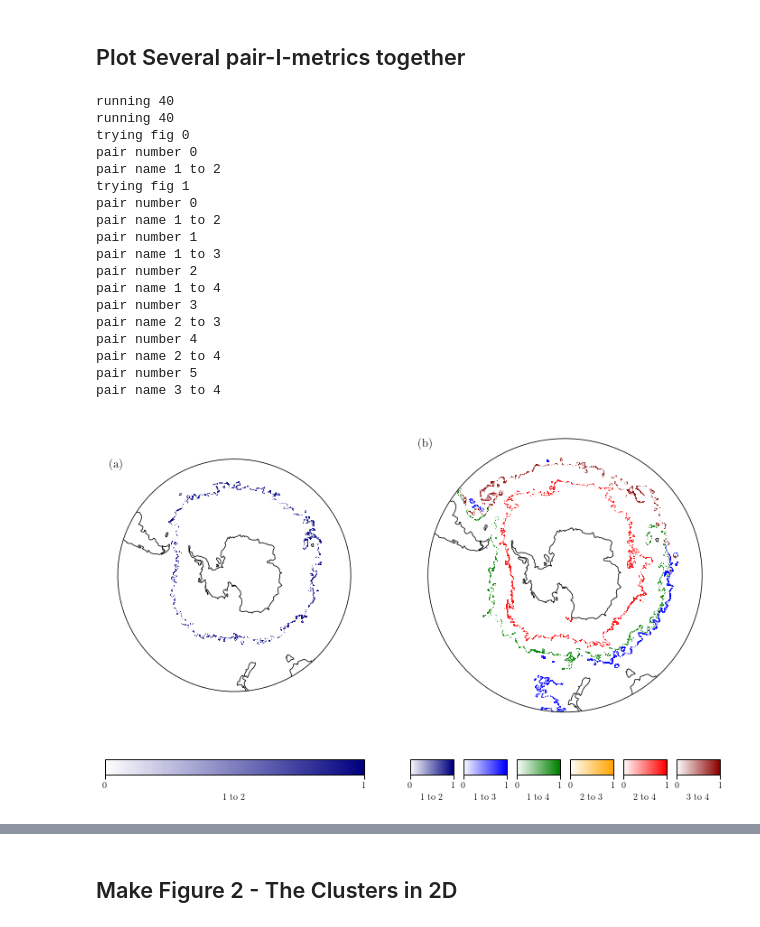
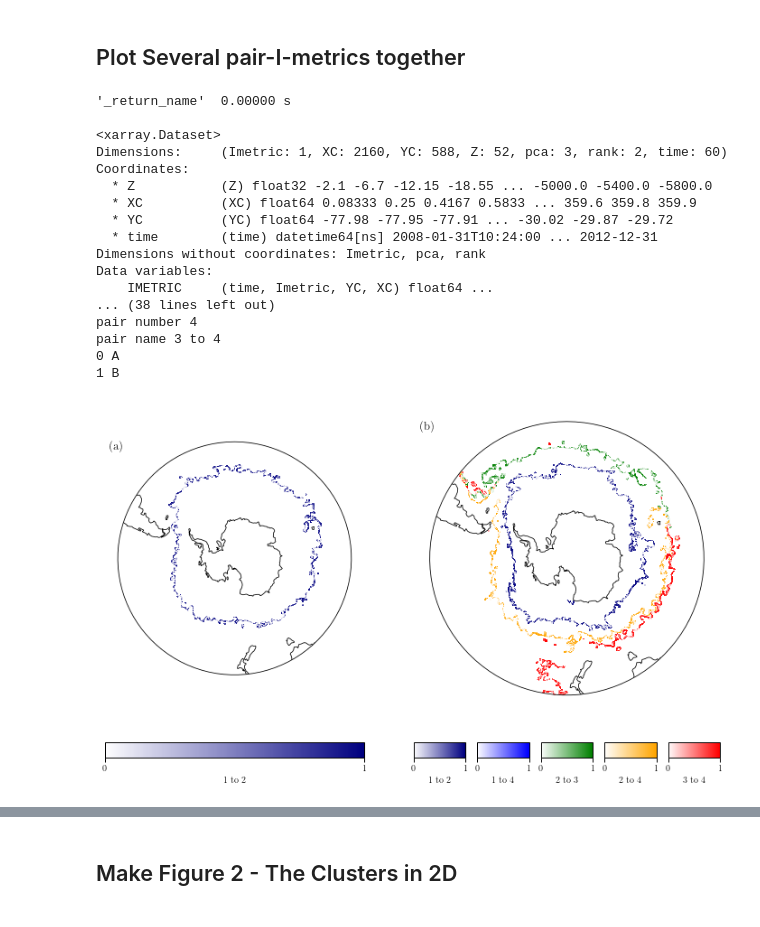
Before and after one commit to sdat2/pyxpcm, a Jupyter notebook: Gen-Plot-Func.ipynb, the cells around one changed output, grey strips where cells are left out. Saved outputs shown, nothing was run; the diff lists cells and outputs as text; code cells hidden in the pictures.

Commit message:
updated figure 5

```diff
--- a/Gen-Plot-Func.ipynb
+++ b/Gen-Plot-Func.ipynb
@@ -652,30 +674,29 @@ def plot_on_one_mult(da_list):
 
     label_subplots(primary_axes_list)
 # %%
-plot_on_one_mult([run_through_plot(K=2).isel(time=0, variable=0),
-                  run_through_plot(K=4).isel(time=0, variable=0)])
+plot_on_one_mult([run_through_plot(K=2).isel(time=0),
+                  run_through_plot(K=4).isel(time=0)])
 plt.tight_layout()
 plt.savefig(
     "../FBSO-Report/images/fig5-new.png", dpi=900, bbox_inches="tight"
 )
 # %% [output]
-running 40
-running 40
-trying fig 0
-pair number 0
-pair name 1 to 2
-trying fig 1
-pair number 0
-pair name 1 to 2
-pair number 1
-pair name 1 to 3
-pair number 2
-pair name 1 to 4
-pair number 3
-pair name 2 to 3
+'_return_name'  0.00000 s
+
+<xarray.Dataset>
+Dimensions:     (Imetric: 1, XC: 2160, YC: 588, Z: 52, pca: 3, rank: 2, time: 60)
+Coordinates:
+  * Z           (Z) float32 -2.1 -6.7 -12.15 -18.55 ... -5000.0 -5400.0 -5800.0
+  * XC          (XC) float64 0.08333 0.25 0.4167 0.5833 ... 359.6 359.8 359.9
+  * YC          (YC) float64 -77.98 -77.95 -77.91 ... -30.02 -29.87 -29.72
+  * time        (time) datetime64[ns] 2008-01-31T10:24:00 ... 2012-12-31
+Dimensions without coordinates: Imetric, pca, rank
+Data variables:
+    IMETRIC     (time, Imetric, YC, XC) float64 ...
+... (38 lines left out)
 pair number 4
-pair name 2 to 4
-pair number 5
 pair name 3 to 4
+0 A
+1 B
-[figure, old version]
+[figure, new version]
 # %%
```
Also changed, not shown: parts of 14 cells of this notebook, 1 other file.
